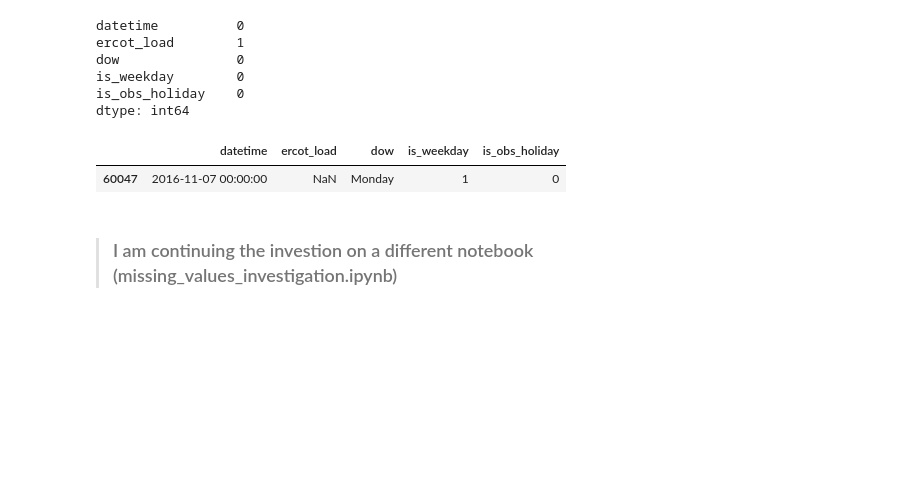
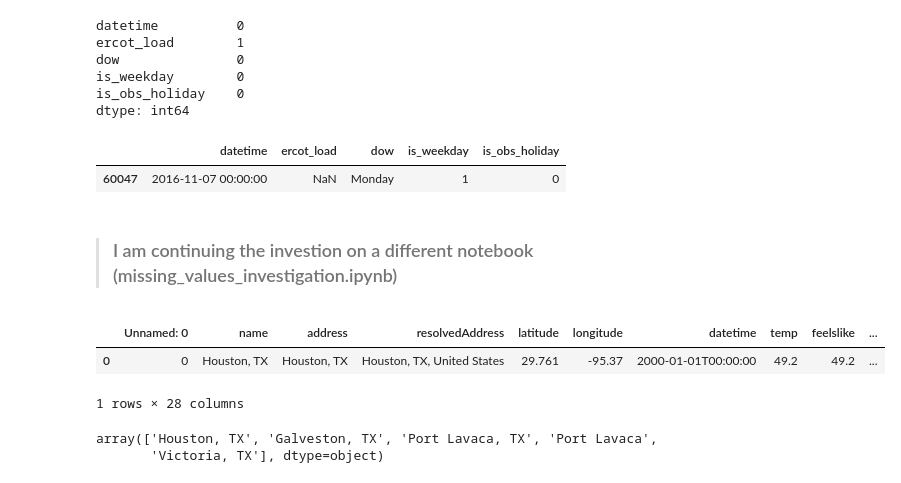
Before and after one commit to energy-demand-forecast/energy_demand_forecast, a Jupyter notebook: arsenes_dir/arsenes_scratchbook.ipynb, the cells around one changed output. Cells and saved outputs as stored; diff of their text form; code cells hidden in the pictures; blank space fills up the shorter version.

```diff
--- a/arsenes_dir/arsenes_scratchbook.ipynb
+++ b/arsenes_dir/arsenes_scratchbook.ipynb
@@ -357,3 +357,15 @@ df[df['ercot_load'].isnull()]
 | 60047 | 2016-11-07 00:00:00 | NaN | Monday | 1 | 0 |
 # %% [markdown]
 >### I am continuing the investion on a different notebook (missing_values_investigation.ipynb)
+# %%
+weather = pd.read_csv('weather.csv')
+weather.head(1)
+# %% [output]
+|  | Unnamed: 0 | name | address | resolvedAddress | latitude | longitude | datetime | temp | feelslike | ... |
+| 0 | 0 | Houston, TX | Houston, TX | Houston, TX, United States | 29.761 | -95.37 | 2000-01-01T00:00:00 | 49.2 | 49.2 | ... |
+1 rows × 28 columns
+# %%
+weather.name.unique()
+# %% [output]
+array(['Houston, TX', 'Galveston, TX', 'Port Lavaca, TX', 'Port Lavaca',
+       'Victoria, TX'], dtype=object)
```
